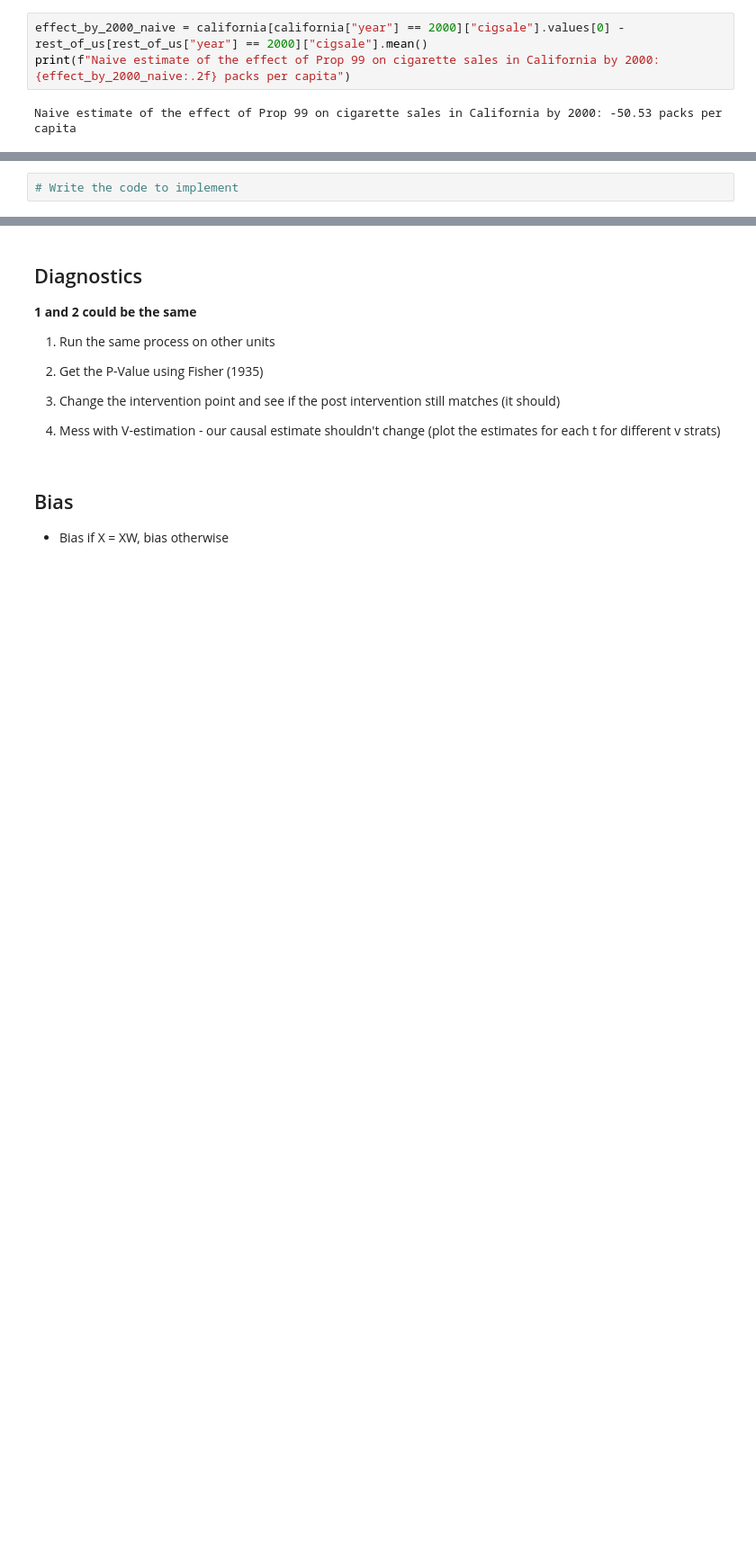
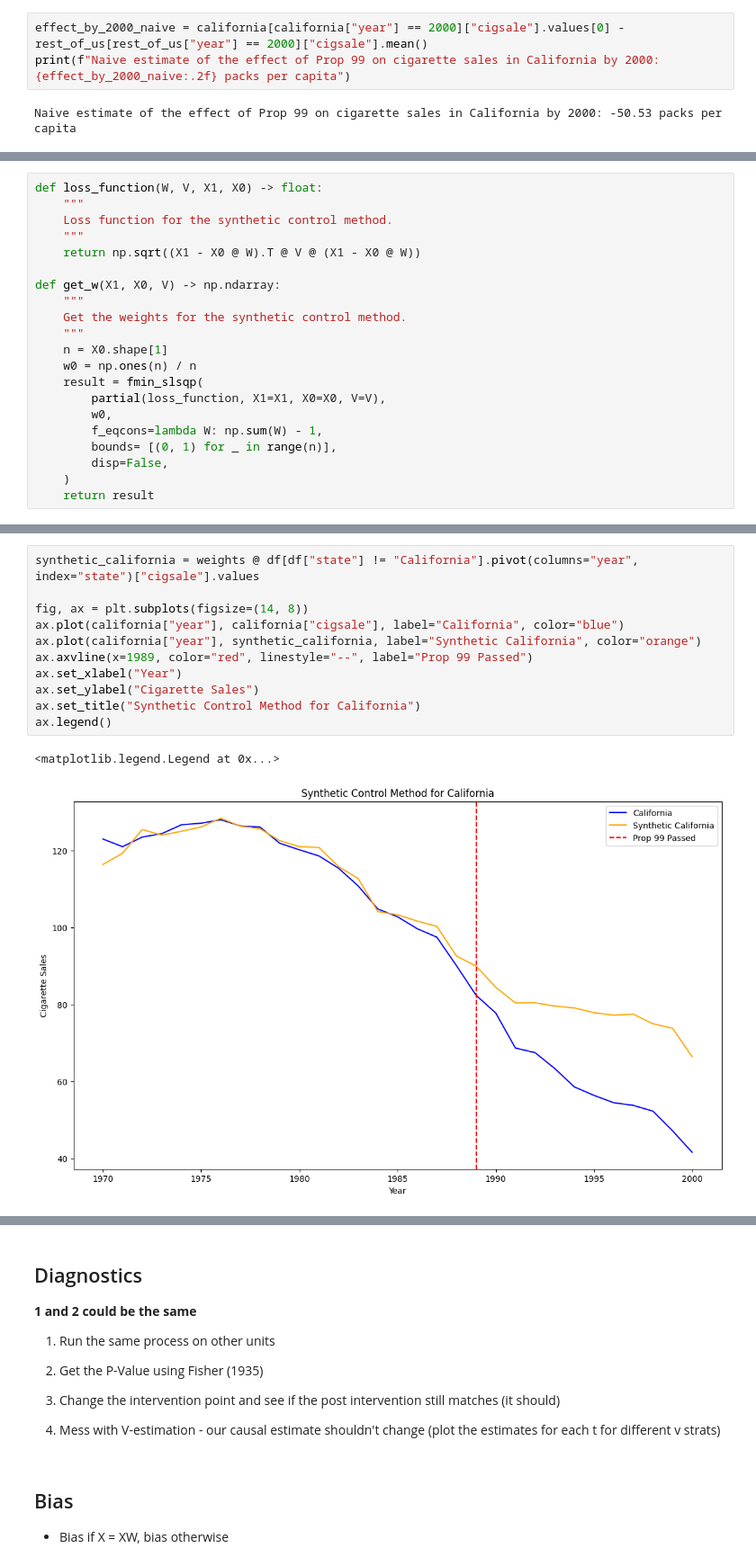
Before and after one commit to cainemerrick98/causal-inference, a Jupyter notebook: 4.reducing_smoking_in_california/notebook.ipynb, the cells around one changed output, grey strips where cells are left out. Shown at 90% size. Cells and saved outputs as stored; diff of their text form; blank space fills up the shorter version.

```diff
--- a/4.reducing_smoking_in_california/notebook.ipynb
+++ b/4.reducing_smoking_in_california/notebook.ipynb
@@ -117,5 +112,24 @@ Naive estimate of the effect of Prop 99 on cigarette sales in California by 2000
 
 - Show the fit between cali and synthetic cali pre and post
 # %%
-# Write the code to implement
+def loss_function(W, V, X1, X0) -> float:
+    """
+    Loss function for the synthetic control method.
+    """
+    return np.sqrt((X1 - X0 @ W).T @ V @ (X1 - X0 @ W))
+
+def get_w(X1, X0, V) -> np.ndarray:
+    """
+    Get the weights for the synthetic control method.
+    """
+    n = X0.shape[1]
+    w0 = np.ones(n) / n
+    result = fmin_slsqp(
+        partial(loss_function, X1=X1, X0=X0, V=V),
+        w0,
+        f_eqcons=lambda W: np.sum(W) - 1,
+        bounds= [(0, 1) for _ in range(n)],
+        disp=False,
+    )
+    return result
 # %%
@@ -122,0 +174,14 @@ Naive estimate of the effect of Prop 99 on cigarette sales in California by 2000
+# %%
+synthetic_california = weights @ df[df["state"] != "California"].pivot(columns="year", index="state")["cigsale"].values
+
+fig, ax = plt.subplots(figsize=(14, 8))
+ax.plot(california["year"], california["cigsale"], label="California", color="blue")
+ax.plot(california["year"], synthetic_california, label="Synthetic California", color="orange")
+ax.axvline(x=1989, color="red", linestyle="--", label="Prop 99 Passed")
+ax.set_xlabel("Year")
+ax.set_ylabel("Cigarette Sales")
+ax.set_title("Synthetic Control Method for California")
+ax.legend()
+# %% [output]
+<matplotlib.legend.Legend at 0x...>
+[figure, added]
```
Also changed, not shown: parts of 10 cells of this notebook.
